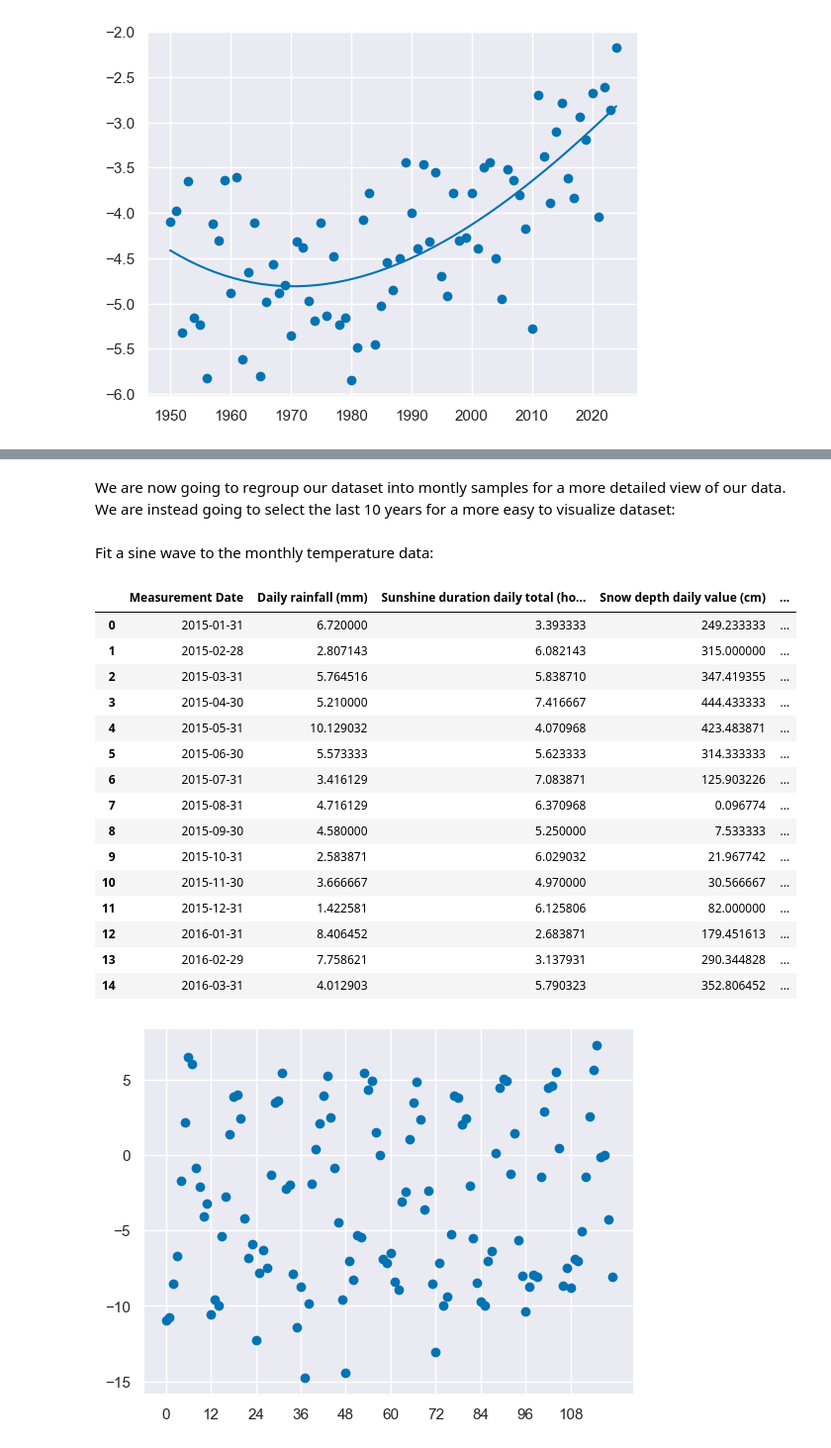
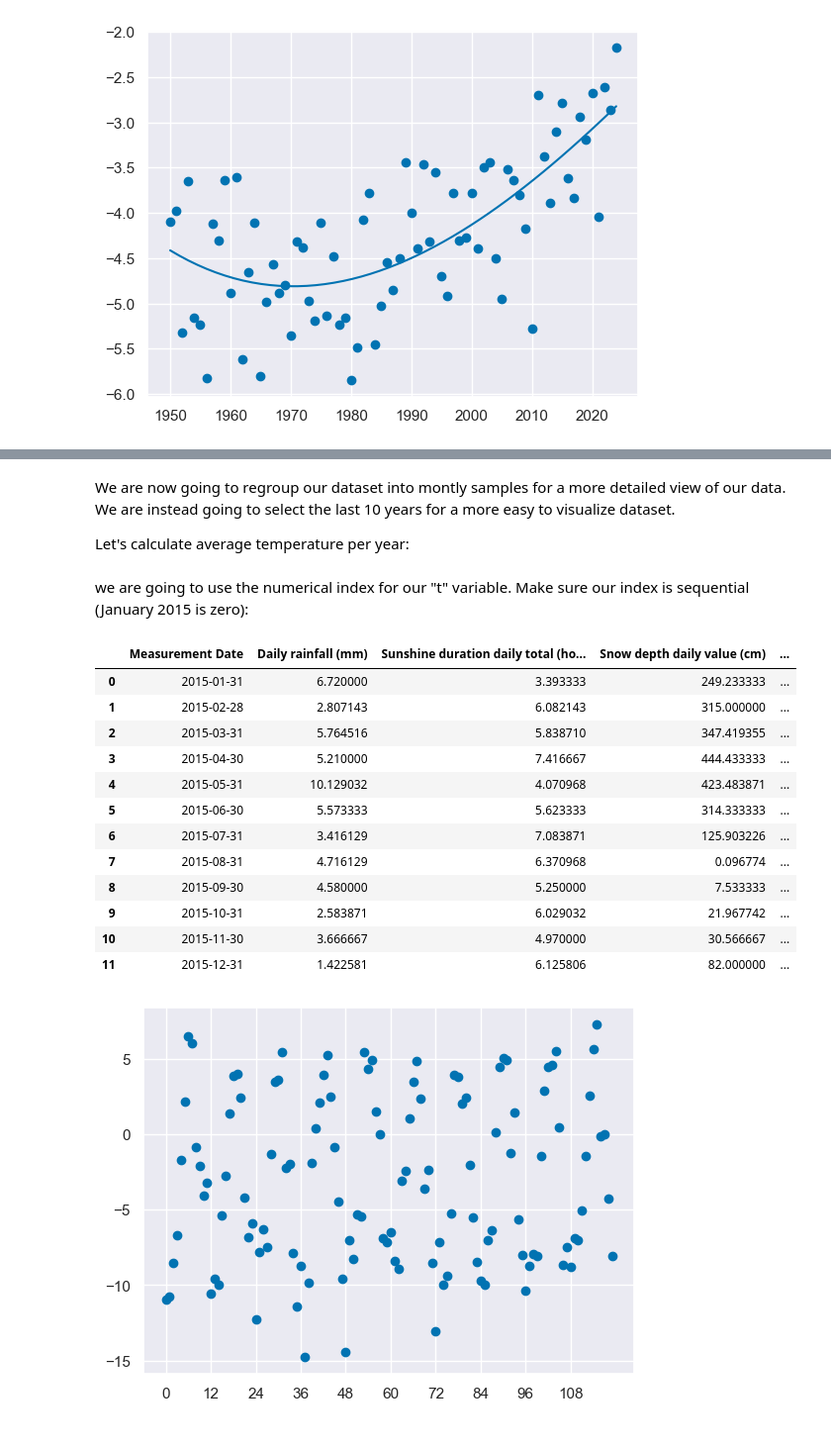
Before and after one commit to bvanelli/python-for-data-analysis, a Jupyter notebook: lessons/lesson10.ipynb, the cells around one changed output, grey strips where cells are left out. Shown at 99% size. Saved outputs shown, nothing was run; the diff lists cells and outputs as text; code cells hidden in the pictures.

```diff
--- a/lessons/lesson10.ipynb
+++ b/lessons/lesson10.ipynb
@@ -376,36 +474,31 @@ ax.set_xticklabels(["2$\\pi$", "4$\\pi$", "6$\\pi$"]);
 # %% [markdown]
-We are now going to regroup our dataset into montly samples for a more detailed view of our data. We are instead going to select the last 10 years for a more easy to visualize dataset:
+We are now going to regroup our dataset into montly samples for a more detailed view of our data. We are instead going to select the last 10 years for a more easy to visualize dataset.
+
+Let's calculate average temperature per year:
 # %%
-# so let's calculate average temperature per year
 df_monthly = df_raw[df_raw["Measurement Date"] > np.datetime64("2015-01-01")]
 df_monthly.set_index("Measurement Date", inplace=True)
 df_monthly = df_monthly.groupby(pd.Grouper(freq="ME")).mean()
-df_monthly["MONTH"] = [x.month for x in df_monthly.index]
 df_monthly.reset_index(inplace=True)
-# %% [markdown]
-Fit a sine wave to the monthly temperature data:
-# %%
-# we are going to use the numerical index for our "t" variable;
-# make sure our index is sequential (December 2008 is zero)
-df_monthly.sort_index(inplace=True)
-df_monthly.head(n=15)
-# %% [output]
-|  | Measurement Date | Daily rainfall (mm) | Sunshine duration daily total (ho... | Snow depth daily value (cm) | ... |
-| 0 | 2015-01-31 | 6.720000 | 3.393333 | 249.233333 | ... |
-| 1 | 2015-02-28 | 2.807143 | 6.082143 | 315.000000 | ... |
-| 2 | 2015-03-31 | 5.764516 | 5.838710 | 347.419355 | ... |
-| 3 | 2015-04-30 | 5.210000 | 7.416667 | 444.433333 | ... |
-| 4 | 2015-05-31 | 10.129032 | 4.070968 | 423.483871 | ... |
-| 5 | 2015-06-30 | 5.573333 | 5.623333 | 314.333333 | ... |
-| 6 | 2015-07-31 | 3.416129 | 7.083871 | 125.903226 | ... |
-| 7 | 2015-08-31 | 4.716129 | 6.370968 | 0.096774 | ... |
-| 8 | 2015-09-30 | 4.580000 | 5.250000 | 7.533333 | ... |
-| 9 | 2015-10-31 | 2.583871 | 6.029032 | 21.967742 | ... |
-| 10 | 2015-11-30 | 3.666667 | 4.970000 | 30.566667 | ... |
-| 11 | 2015-12-31 | 1.422581 | 6.125806 | 82.000000 | ... |
-| 12 | 2016-01-31 | 8.406452 | 2.683871 | 179.451613 | ... |
-| 13 | 2016-02-29 | 7.758621 | 3.137931 | 290.344828 | ... |
-| 14 | 2016-03-31 | 4.012903 | 5.790323 | 352.806452 | ... |
+# %% [markdown]
+we are going to use the numerical index for our "t" variable. Make sure our index is sequential (January 2015 is zero):
+# %%
+df_monthly.sort_index(inplace=True)
+df_monthly.head(n=12)
+# %% [output]
+|  | Measurement Date | Daily rainfall (mm) | Sunshine duration daily total (ho... | Snow depth daily value (cm) | ... |
+| 0 | 2015-01-31 | 6.720000 | 3.393333 | 249.233333 | ... |
+| 1 | 2015-02-28 | 2.807143 | 6.082143 | 315.000000 | ... |
+| 2 | 2015-03-31 | 5.764516 | 5.838710 | 347.419355 | ... |
+| 3 | 2015-04-30 | 5.210000 | 7.416667 | 444.433333 | ... |
+| 4 | 2015-05-31 | 10.129032 | 4.070968 | 423.483871 | ... |
+| 5 | 2015-06-30 | 5.573333 | 5.623333 | 314.333333 | ... |
+| 6 | 2015-07-31 | 3.416129 | 7.083871 | 125.903226 | ... |
+| 7 | 2015-08-31 | 4.716129 | 6.370968 | 0.096774 | ... |
+| 8 | 2015-09-30 | 4.580000 | 5.250000 | 7.533333 | ... |
+| 9 | 2015-10-31 | 2.583871 | 6.029032 | 21.967742 | ... |
+| 10 | 2015-11-30 | 3.666667 | 4.970000 | 30.566667 | ... |
+| 11 | 2015-12-31 | 1.422581 | 6.125806 | 82.000000 | ... |
 # %%
 # store our values as new variables
 index_monthly = df_monthly.index
```
Also changed, not shown: parts of 97 cells of this notebook.
